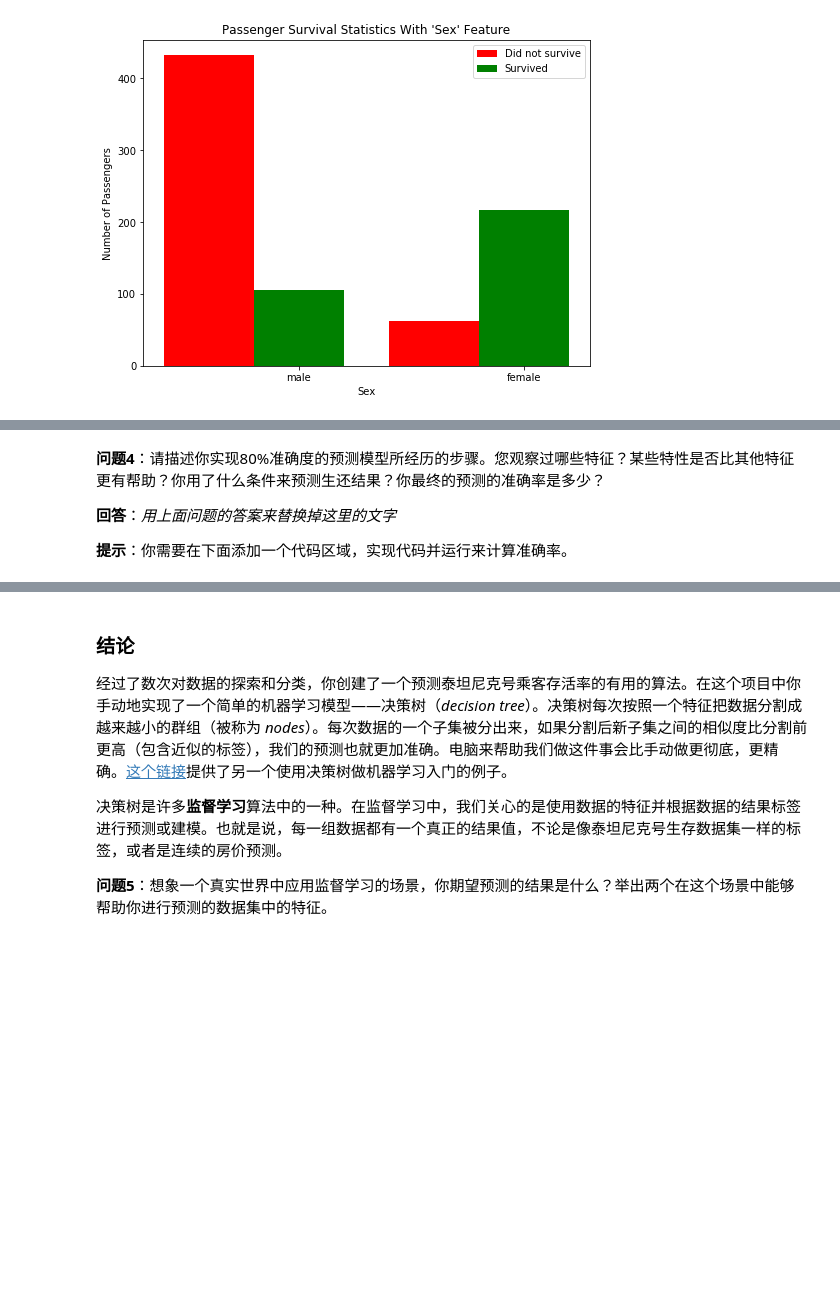
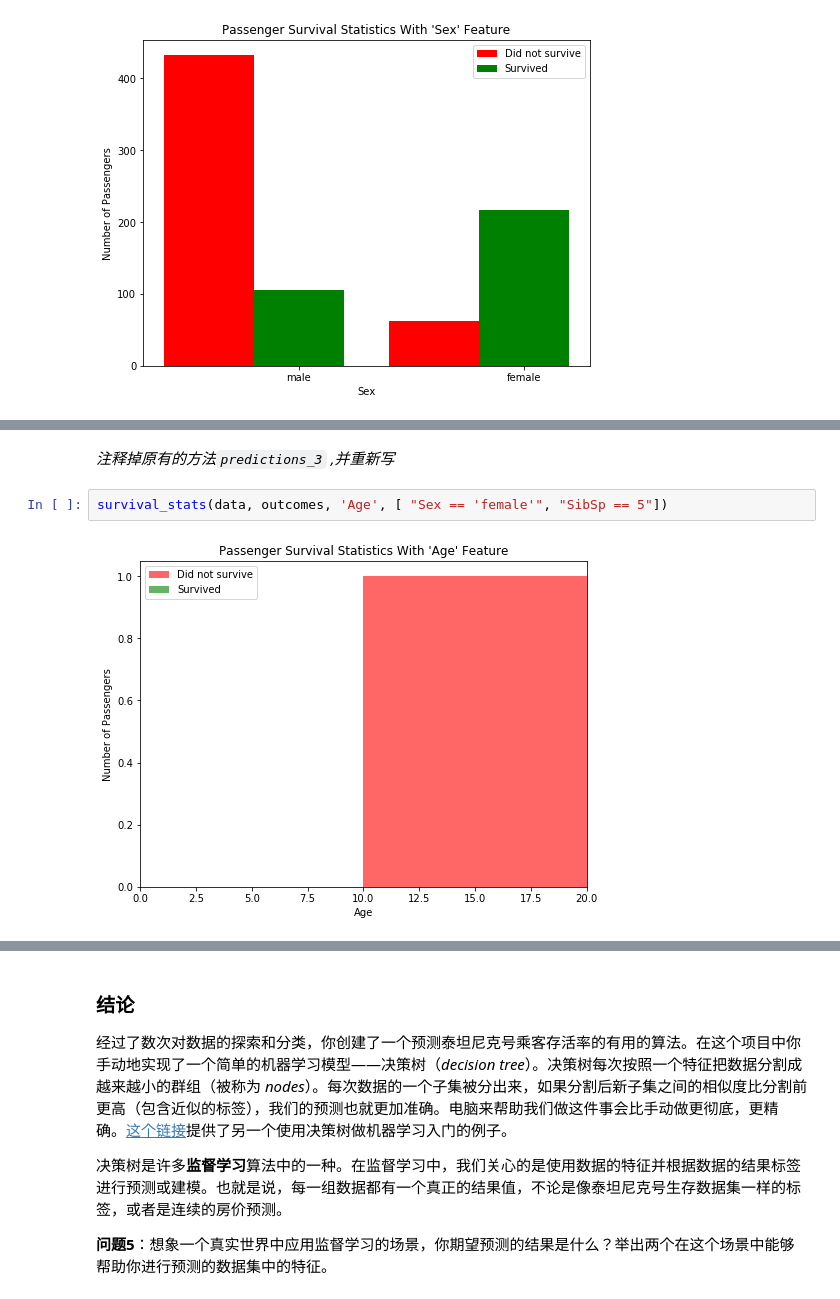
Before and after one commit to fountainhead-gq/titanic_survival_exploration, a Jupyter notebook: titanic_survival_exploration.ipynb, the cells around one changed output, grey strips where cells are left out. Saved outputs shown, nothing was run; the diff lists cells and outputs as text; blank space fills up the shorter version.

```diff
--- a/titanic_survival_exploration.ipynb
+++ b/titanic_survival_exploration.ipynb
@@ -296,8 +296,8 @@ print(accuracy_score(outcomes, predictions))
 # %% [output]
 Predictions have an accuracy of 81.03%.
-# %% [markdown]
-**问题4**：请描述你实现80%准确度的预测模型所经历的步骤。您观察过哪些特征？某些特性是否比其他特征更有帮助？你用了什么条件来预测生还结果？你最终的预测的准确率是多少？
-
-**回答**：*用上面问题的答案来替换掉这里的文字*
-
-**提示**：你需要在下面添加一个代码区域，实现代码并运行来计算准确率。
+# %% [markdown]
+*注释掉原有的方法`predictions_3` ,并重新写*
+# %%
+survival_stats(data, outcomes, 'Age', [ "Sex == 'female'", "SibSp == 5"])
+# %% [output]
+[figure, added]
```
Also changed, not shown: parts of 11 cells of this notebook, 2 other files.
